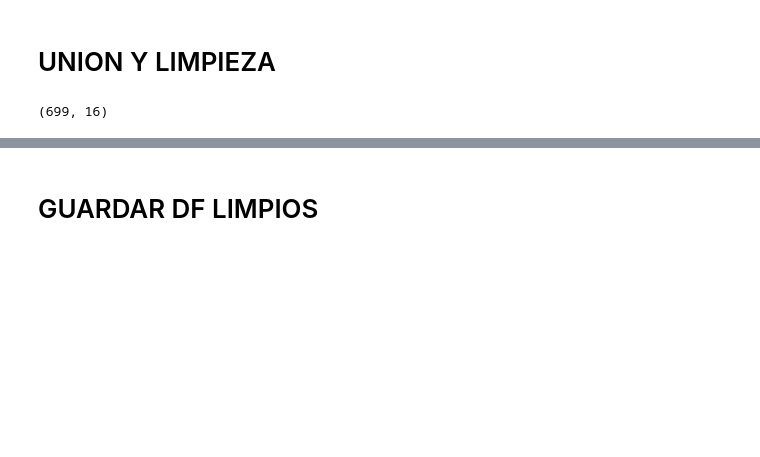
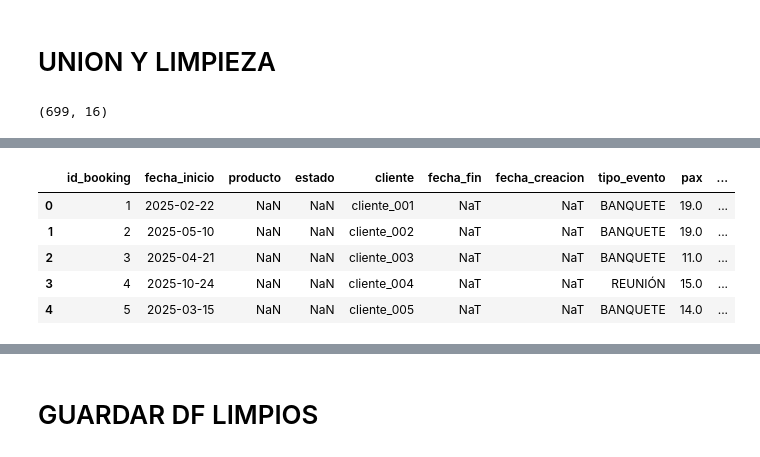
Before and after one commit to rinsunzaa/proyecto-da-promo-67-modulo-4-rocio, a Jupyter notebook: PROYECTO EVENTOS.ipynb, the cells around one changed output, grey strips where cells are left out. Drawn from its saved outputs; the diff is of its cells as text; code cells hidden in the pictures; blank space fills up the shorter version.

```diff
--- a/PROYECTO EVENTOS.ipynb
+++ b/PROYECTO EVENTOS.ipynb
@@ -445,0 +472,9 @@ print(df.shape)
+# %%
+df.head()
+# %% [output]
+|  | id_booking | fecha_inicio | producto | estado | cliente | fecha_fin | fecha_creacion | tipo_evento | pax | ... |
+| 0 | 1 | 2025-02-22 | NaN | NaN | cliente_001 | NaT | NaT | BANQUETE | 19.0 | ... |
+| 1 | 2 | 2025-05-10 | NaN | NaN | cliente_002 | NaT | NaT | BANQUETE | 19.0 | ... |
+| 2 | 3 | 2025-04-21 | NaN | NaN | cliente_003 | NaT | NaT | BANQUETE | 11.0 | ... |
+| 3 | 4 | 2025-10-24 | NaN | NaN | cliente_004 | NaT | NaT | REUNIÓN | 15.0 | ... |
+| 4 | 5 | 2025-03-15 | NaN | NaN | cliente_005 | NaT | NaT | BANQUETE | 14.0 | ... |
```
Also changed, not shown: parts of 22 cells of this notebook, 2 other files.
